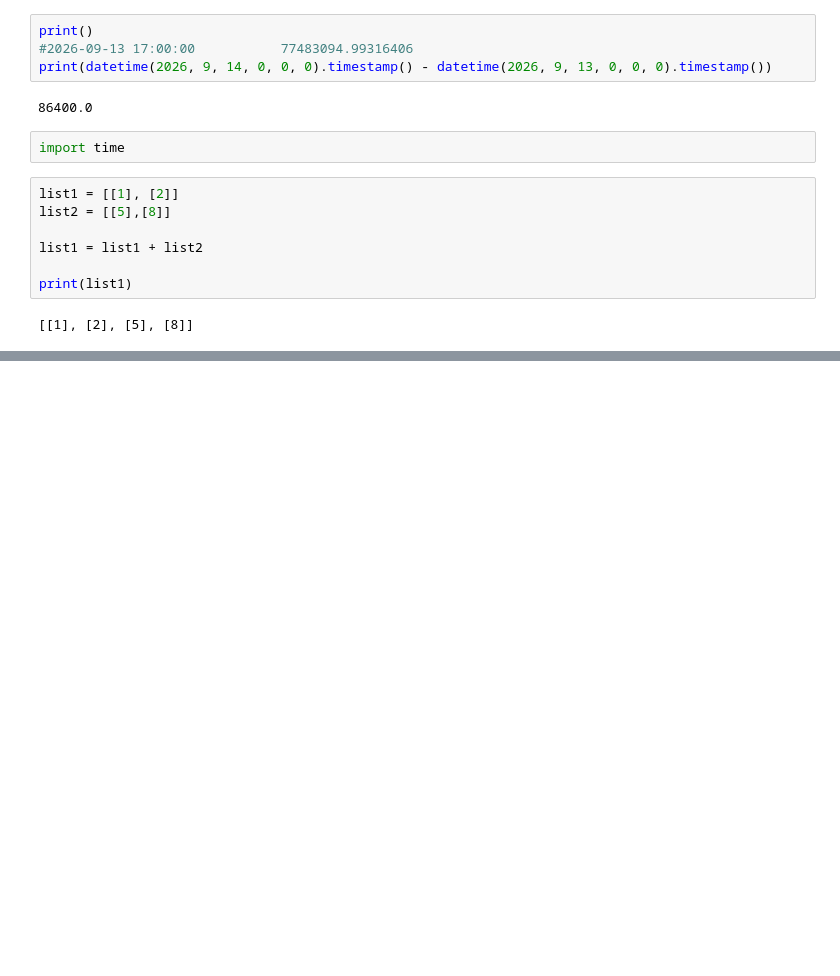
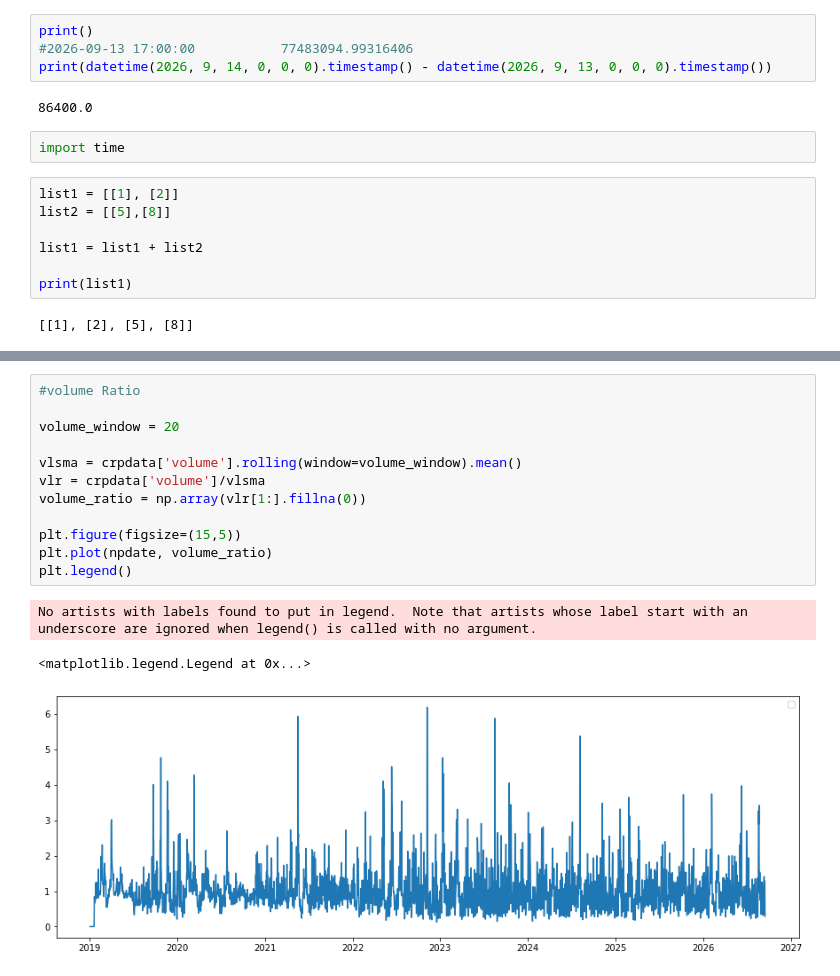
Before and after one commit to ccccMastercccc/trader-bot-app, a Jupyter notebook: Experimental.ipynb, the cells around one changed output, grey strips where cells are left out. Cells and saved outputs as stored; diff of their text form; blank space fills up the shorter version.

```diff
--- a/Experimental.ipynb
+++ b/Experimental.ipynb
@@ -103,0 +177,16 @@ No artists with labels found to put in legend.  Note that artists whose label st
+# %%
+#volume Ratio
+
+volume_window = 20
+
+vlsma = crpdata['volume'].rolling(window=volume_window).mean()
+vlr = crpdata['volume']/vlsma
+volume_ratio = np.array(vlr[1:].fillna(0))
+
+plt.figure(figsize=(15,5))
+plt.plot(npdate, volume_ratio)
+plt.legend()
+# %% [output]
+No artists with labels found to put in legend.  Note that artists whose label start with an underscore are ignored when legend() is called with no argument.
+<matplotlib.legend.Legend at 0x...>
+[figure, added]
```
Also changed, not shown: parts of 9 cells of this notebook.
